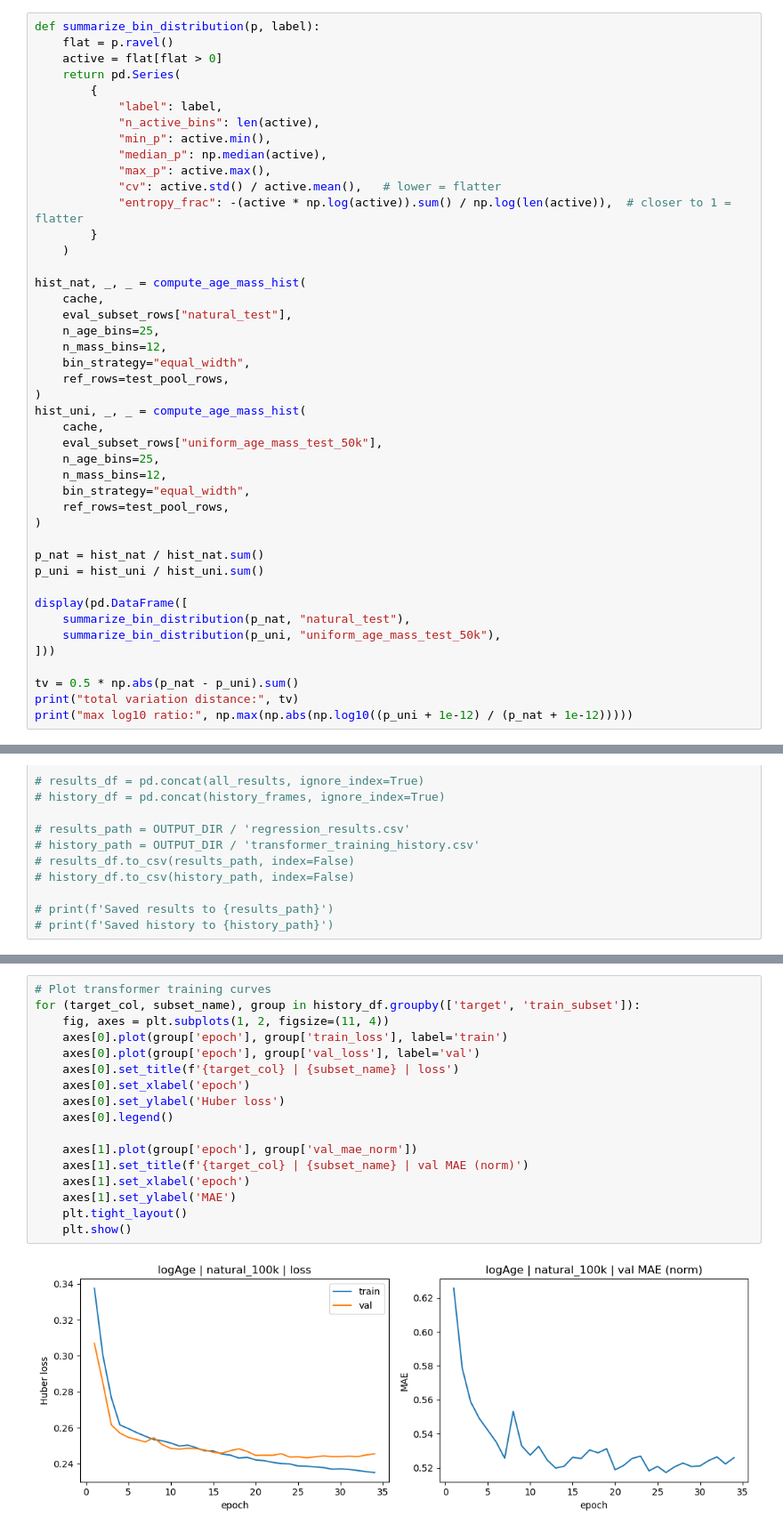
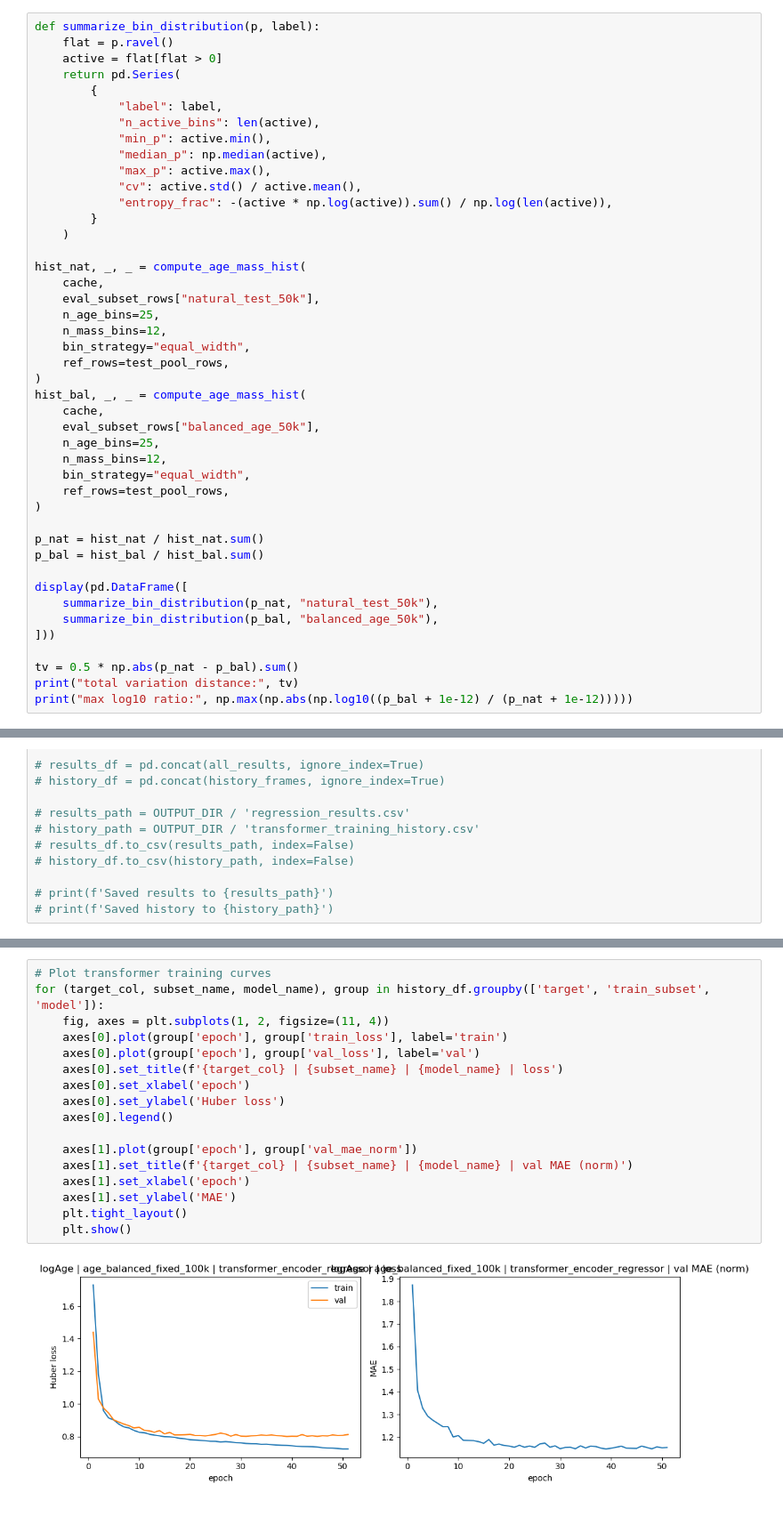
Before and after one commit to sebastianratzenboeck/sbi_variants, a Jupyter notebook: notebooks/transformer_regression_benchmark.ipynb, the cells around one changed output, grey strips where cells are left out. Shown at 89% size. Drawn from its saved outputs; the diff is of its cells as text.

```diff
--- a/notebooks/transformer_regression_benchmark.ipynb
+++ b/notebooks/transformer_regression_benchmark.ipynb
@@ -654,22 +684,22 @@ def summarize_bin_distribution(p, label):
             "min_p": active.min(),
             "median_p": np.median(active),
             "max_p": active.max(),
-            "cv": active.std() / active.mean(),   # lower = flatter
-            "entropy_frac": -(active * np.log(active)).sum() / np.log(len(active)),  # closer to 1 = flatter
+            "cv": active.std() / active.mean(),
+            "entropy_frac": -(active * np.log(active)).sum() / np.log(len(active)),
         }
     )
 
 hist_nat, _, _ = compute_age_mass_hist(
     cache,
-    eval_subset_rows["natural_test"],
+    eval_subset_rows["natural_test_50k"],
     n_age_bins=25,
     n_mass_bins=12,
     bin_strategy="equal_width",
     ref_rows=test_pool_rows,
 )
-hist_uni, _, _ = compute_age_mass_hist(
+hist_bal, _, _ = compute_age_mass_hist(
     cache,
-    eval_subset_rows["uniform_age_mass_test_50k"],
+    eval_subset_rows["balanced_age_50k"],
     n_age_bins=25,
     n_mass_bins=12,
     bin_strategy="equal_width",
@@ -677,15 +707,15 @@ hist_uni, _, _ = compute_age_mass_hist(
 )
 
 p_nat = hist_nat / hist_nat.sum()
-p_uni = hist_uni / hist_uni.sum()
+p_bal = hist_bal / hist_bal.sum()
 
 display(pd.DataFrame([
-    summarize_bin_distribution(p_nat, "natural_test"),
-    summarize_bin_distribution(p_uni, "uniform_age_mass_test_50k"),
+    summarize_bin_distribution(p_nat, "natural_test_50k"),
+    summarize_bin_distribution(p_bal, "balanced_age_50k"),
 ]))
 
-tv = 0.5 * np.abs(p_nat - p_uni).sum()
+tv = 0.5 * np.abs(p_nat - p_bal).sum()
 print("total variation distance:", tv)
-print("max log10 ratio:", np.max(np.abs(np.log10((p_uni + 1e-12) / (p_nat + 1e-12)))))
+print("max log10 ratio:", np.max(np.abs(np.log10((p_bal + 1e-12) / (p_nat + 1e-12)))))
 # %% [output]
 |  | label | n_active_bins | min_p | median_p | max_p | cv | entropy_frac |
@@ -1322,19 +1481,19 @@ display(summary)
 # %%
 # Plot transformer training curves
-for (target_col, subset_name), group in history_df.groupby(['target', 'train_subset']):
+for (target_col, subset_name, model_name), group in history_df.groupby(['target', 'train_subset', 'model']):
     fig, axes = plt.subplots(1, 2, figsize=(11, 4))
     axes[0].plot(group['epoch'], group['train_loss'], label='train')
     axes[0].plot(group['epoch'], group['val_loss'], label='val')
-    axes[0].set_title(f'{target_col} | {subset_name} | loss')
+    axes[0].set_title(f'{target_col} | {subset_name} | {model_name} | loss')
     axes[0].set_xlabel('epoch')
     axes[0].set_ylabel('Huber loss')
     axes[0].legend()
 
     axes[1].plot(group['epoch'], group['val_mae_norm'])
-    axes[1].set_title(f'{target_col} | {subset_name} | val MAE (norm)')
+    axes[1].set_title(f'{target_col} | {subset_name} | {model_name} | val MAE (norm)')
     axes[1].set_xlabel('epoch')
     axes[1].set_ylabel('MAE')
     plt.tight_layout()
     plt.show()
 # %% [output]
-[figure, old version]
+[figure, new version]
```
Also changed, not shown: parts of 22 cells of this notebook, 8 other files.
